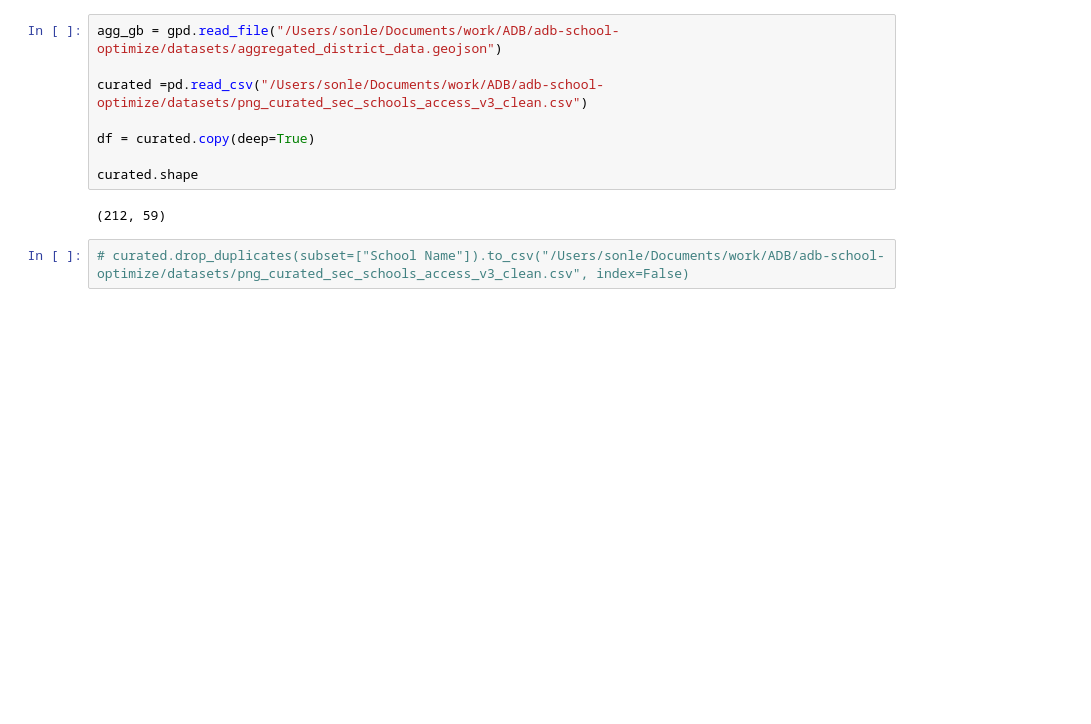
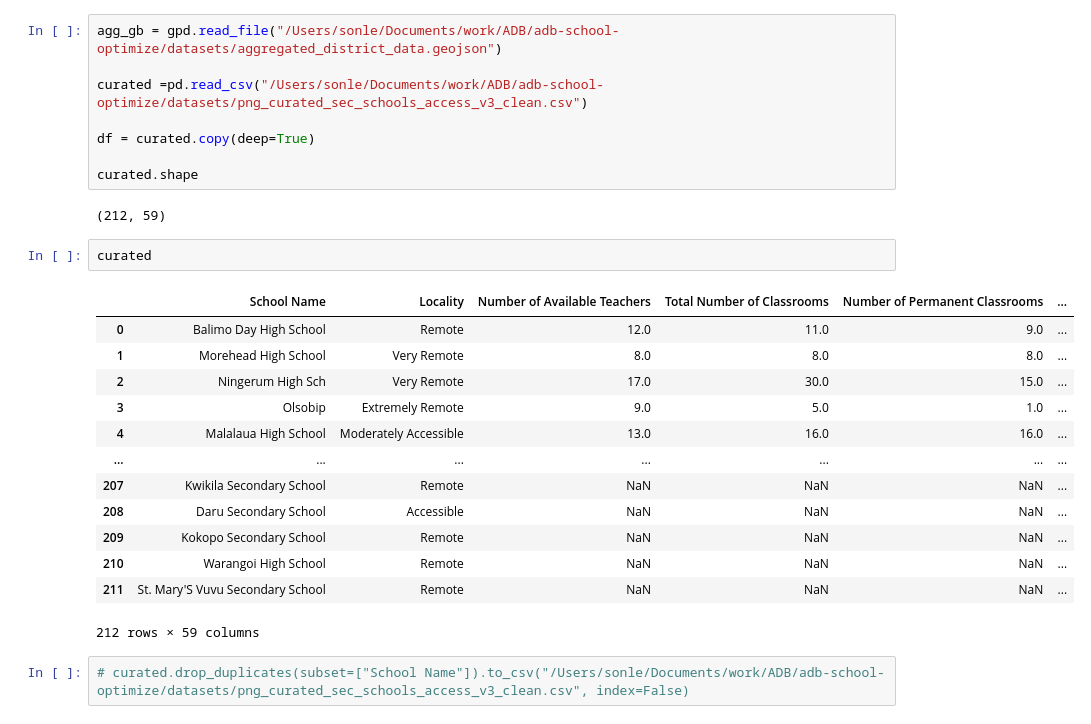
Before and after one commit to sonleh96/adb-school-optimize, a Jupyter notebook: score_calculations.ipynb, the cells around one changed output. Drawn from its saved outputs; the diff is of its cells as text; blank space fills up the shorter version.

```diff
--- a/score_calculations.ipynb
+++ b/score_calculations.ipynb
@@ -15,6 +15,22 @@ df = curated.copy(deep=True)
 curated.shape
 # %% [output]
 (212, 59)
+# %%
+curated
+# %% [output]
+|  | School Name | Locality | Number of Available Teachers | Total Number of Classrooms | Number of Permanent Classrooms | ... |
+| 0 | Balimo Day High School | Remote | 12.0 | 11.0 | 9.0 | ... |
+| 1 | Morehead High School | Very Remote | 8.0 | 8.0 | 8.0 | ... |
+| 2 | Ningerum High Sch | Very Remote | 17.0 | 30.0 | 15.0 | ... |
+| 3 | Olsobip | Extremely Remote | 9.0 | 5.0 | 1.0 | ... |
+| 4 | Malalaua High School | Moderately Accessible | 13.0 | 16.0 | 16.0 | ... |
+| ... | ... | ... | ... | ... | ... | ... |
+| 207 | Kwikila Secondary School | Remote | NaN | NaN | NaN | ... |
+| 208 | Daru Secondary School | Accessible | NaN | NaN | NaN | ... |
+| 209 | Kokopo Secondary School | Remote | NaN | NaN | NaN | ... |
+| 210 | Warangoi High School | Remote | NaN | NaN | NaN | ... |
+| 211 | St. Mary'S Vuvu Secondary School | Remote | NaN | NaN | NaN | ... |
+212 rows × 59 columns
 # %%
 # curated.drop_duplicates(subset=["School Name"]).to_csv("/Users/sonle/Documents/work/ADB/adb-school-optimize/datasets/png_curated_sec_schools_access_v3_clean.csv", index=False)
 # %%
```
Also changed, not shown: 4 other files.
